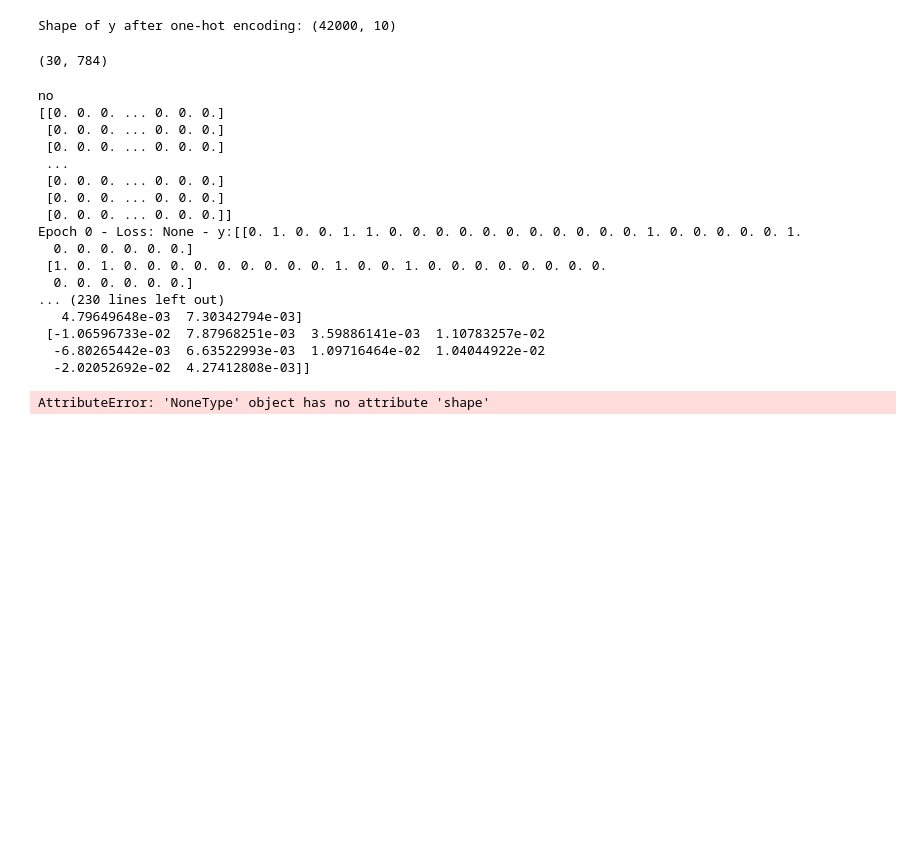
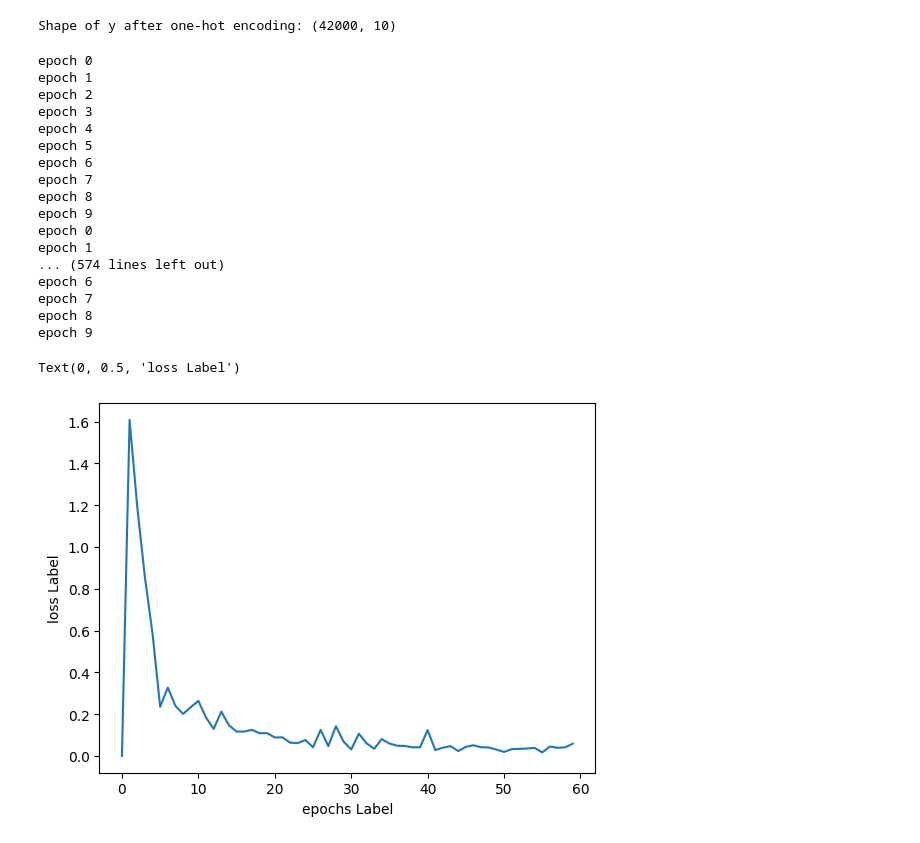
Before and after one commit to DzungPham2007/Machine-Learning-From-Scratch, a Jupyter notebook: digit_recognizer.ipynb, the cells around one changed output. Saved outputs shown, nothing was run; the diff lists cells and outputs as text; code cells hidden in the pictures; blank space fills up the shorter version.

```diff
--- a/digit_recognizer.ipynb
+++ b/digit_recognizer.ipynb
@@ -27,40 +28,46 @@ y = np.eye(10)[y]
 print("Shape of y after one-hot encoding:", y.shape)
 # %% [output]
 Shape of y after one-hot encoding: (42000, 10)
-# %%
-test_train_x = x[:30]
-test_train_y = y[:30]
-print(test_train_x.shape)
-# %% [output]
-(30, 784)
 # %%
 model = NN.Model(
-    layers =
-    [Dense(784,128, activation = ReLU()),
-     Dense(128,64, activation = ReLU()),
-     Dense(64,10, activation = Softmax())],
-
+    layers = [
+        Dense(784, 128, activation = ReLU()),
+        Dense(128, 64, activation = ReLU()),
+        Dense(64, 10, activation = ReLU()),
+        Dense(10, 10, activation = Softmax())
+    ],
     loss_function = CategoricalCrossEntropy(),
-    optimizer = SDG(learning_rate = 0.5)
 )
 # %%
-model.fit(test_train_x.T,test_train_y.T, epochs = 10)
+xpoints = np.arange(0,60)
+ypoints = np.zeros(60)
+
+for i in range(1,60):
+    test_train_x = x[(i-1)*64:i*64]
+    test_train_y = y[(i-1)*64:i*64]
+    ypoints[i] = (1/64) * np.sum(model.fit(test_train_x.T,test_train_y.T, epochs = 10))
 # %% [output]
-no
-[[0. 0. 0. ... 0. 0. 0.]
- [0. 0. 0. ... 0. 0. 0.]
- [0. 0. 0. ... 0. 0. 0.]
- ...
- [0. 0. 0. ... 0. 0. 0.]
- [0. 0. 0. ... 0. 0. 0.]
- [0. 0. 0. ... 0. 0. 0.]]
-Epoch 0 - Loss: None - y:[[0. 1. 0. 0. 1. 1. 0. 0. 0. 0. 0. 0. 0. 0. 0. 0. 0. 1. 0. 0. 0. 0. 0. 1.
-  0. 0. 0. 0. 0. 0.]
- [1. 0. 1. 0. 0. 0. 0. 0. 0. 0. 0. 0. 1. 0. 0. 1. 0. 0. 0. 0. 0. 0. 0. 0.
-  0. 0. 0. 0. 0. 0.]
-... (230 lines left out)
-   4.79649648e-03  7.30342794e-03]
- [-1.06596733e-02  7.87968251e-03  3.59886141e-03  1.10783257e-02
-  -6.80265442e-03  6.63522993e-03  1.09716464e-02  1.04044922e-02
-  -2.02052692e-02  4.27412808e-03]]
+epoch 0
+epoch 1
+epoch 2
+epoch 3
+epoch 4
+epoch 5
+epoch 6
+epoch 7
+epoch 8
+epoch 9
+epoch 0
+epoch 1
+... (574 lines left out)
+epoch 6
+epoch 7
+epoch 8
+epoch 9
-AttributeError: 'NoneType' object has no attribute 'shape'
+# %%
+plt.plot(xpoints, ypoints)
+plt.xlabel("epochs Label")
+plt.ylabel("loss Label")
+# %% [output]
+Text(0, 0.5, 'loss Label')
+[figure, added]
```
Also changed, not shown: parts of 1 cell of this notebook, 3 other files.
